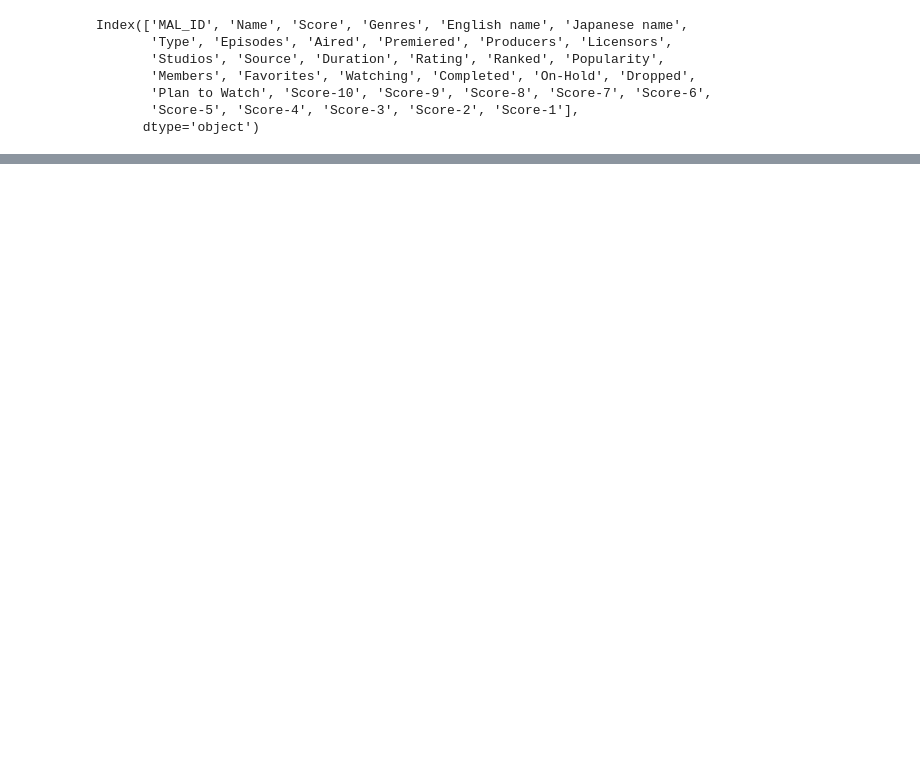
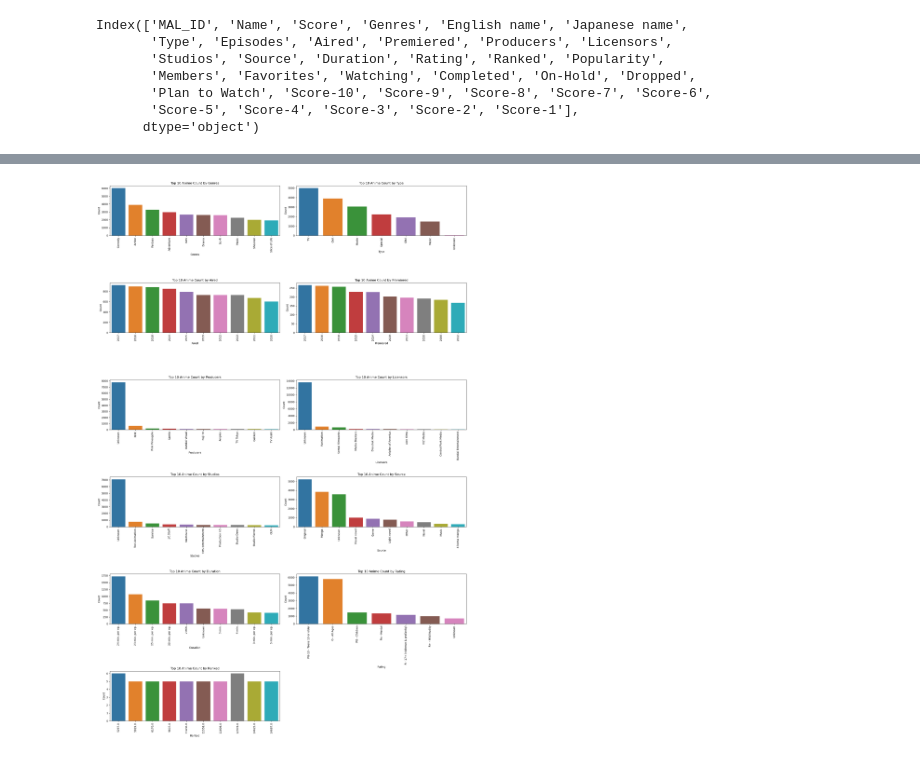
Before and after one commit to hmmm404/RecommendationSystem, a Jupyter notebook: project.ipynb, the cells around one changed output, grey strips where cells are left out. Saved outputs shown, nothing was run; the diff lists cells and outputs as text; code cells hidden in the pictures; blank space fills up the shorter version.

```diff
--- a/project.ipynb
+++ b/project.ipynb
@@ -74,0 +46,10 @@ scores.head(10)
+# %%
+for col in numeric_columns:
+    mask = (anime[col].astype(str) == 'Unknown')
+    anime.loc[mask, col] = np.nan
+    anime[col] = pd.to_numeric(anime[col], errors='coerce')
+
+object_columns = [col for col in anime.columns if col not in numeric_columns]
+anime[object_columns] = anime[object_columns].astype('object')
+
+anime.info()
@@ -178,0 +106,38 @@ scores.sort_values(by="self_score",ascending=False).head(10)
+# %%
+columns=['Genres','Type',
+ 'Aired',
+ 'Premiered',
+ 'Producers',
+ 'Licensors',
+ 'Studios',
+ 'Source',
+ 'Duration','Rating', 'Ranked']
+# %%
+plt.figure(figsize=(20, 30))
+top_n = 10
+
+for i, col in enumerate(columns, 1):
+    plt.subplot(6, 2, i)
+
+    if col == 'Genres':
+        all_genres = ", ".join(anime[col].dropna()).split(", ")
+        genre_counts = pd.Series(all_genres).value_counts().head(top_n)
+        sns.barplot(x=genre_counts.index, y=genre_counts.values)
+
+    elif col in ['Aired', 'Premiered']:
+        years = anime[col].str.extract(r'(\d{4})')[0]
+        year_counts = years.value_counts().head(top_n)
+        sns.barplot(x=year_counts.index, y=year_counts.values)
+    else:
+        col_counts = anime[col].value_counts().head(top_n)
+        sns.barplot(x=col_counts.index, y=col_counts.values)
+
+    plt.title(f'Top {top_n} Anime Count by {col}')
+    plt.ylabel('Count')
+    plt.xlabel(col)
+    plt.xticks(rotation=90)
+
+plt.tight_layout()
+plt.show()
+# %% [output]
+[figure, added]
```
Also changed, not shown: parts of 35 cells of this notebook.
